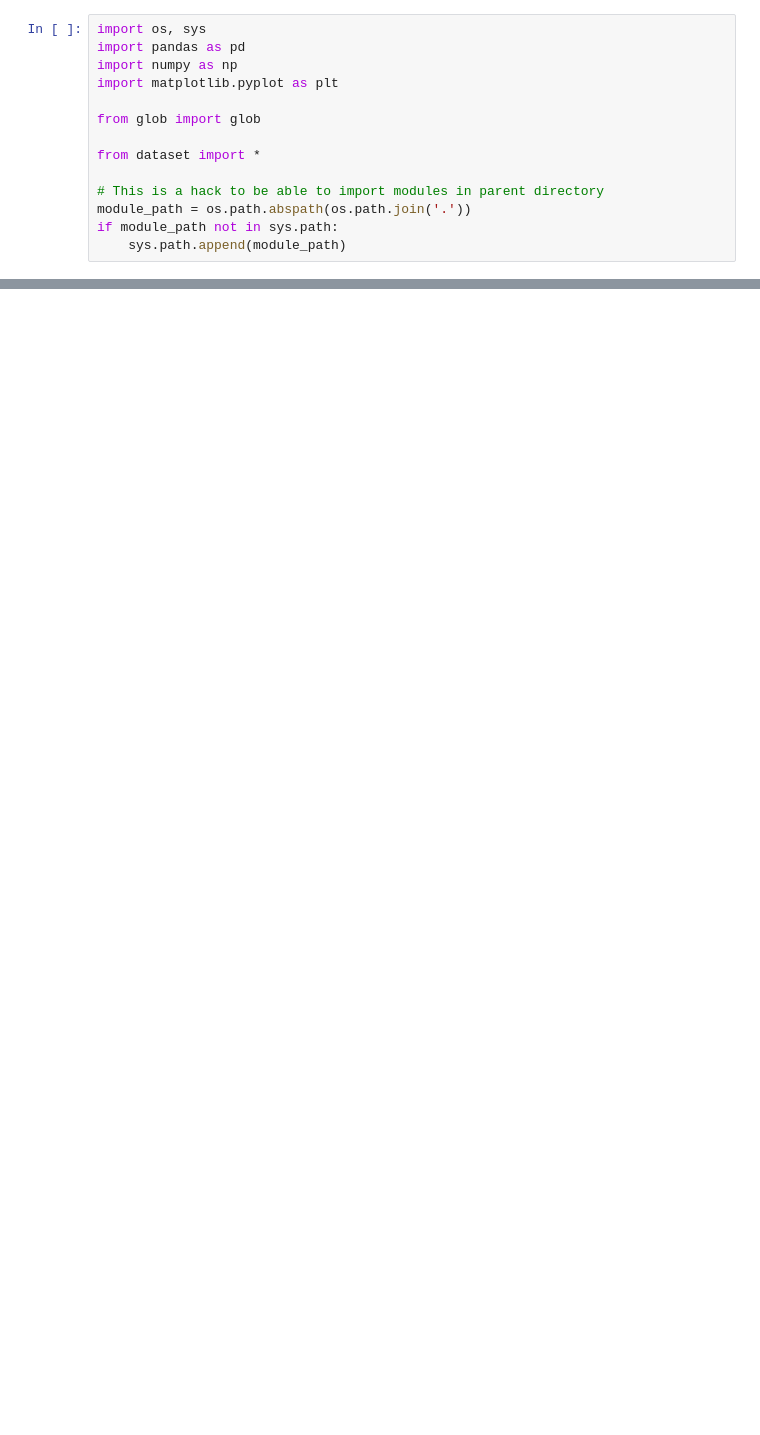
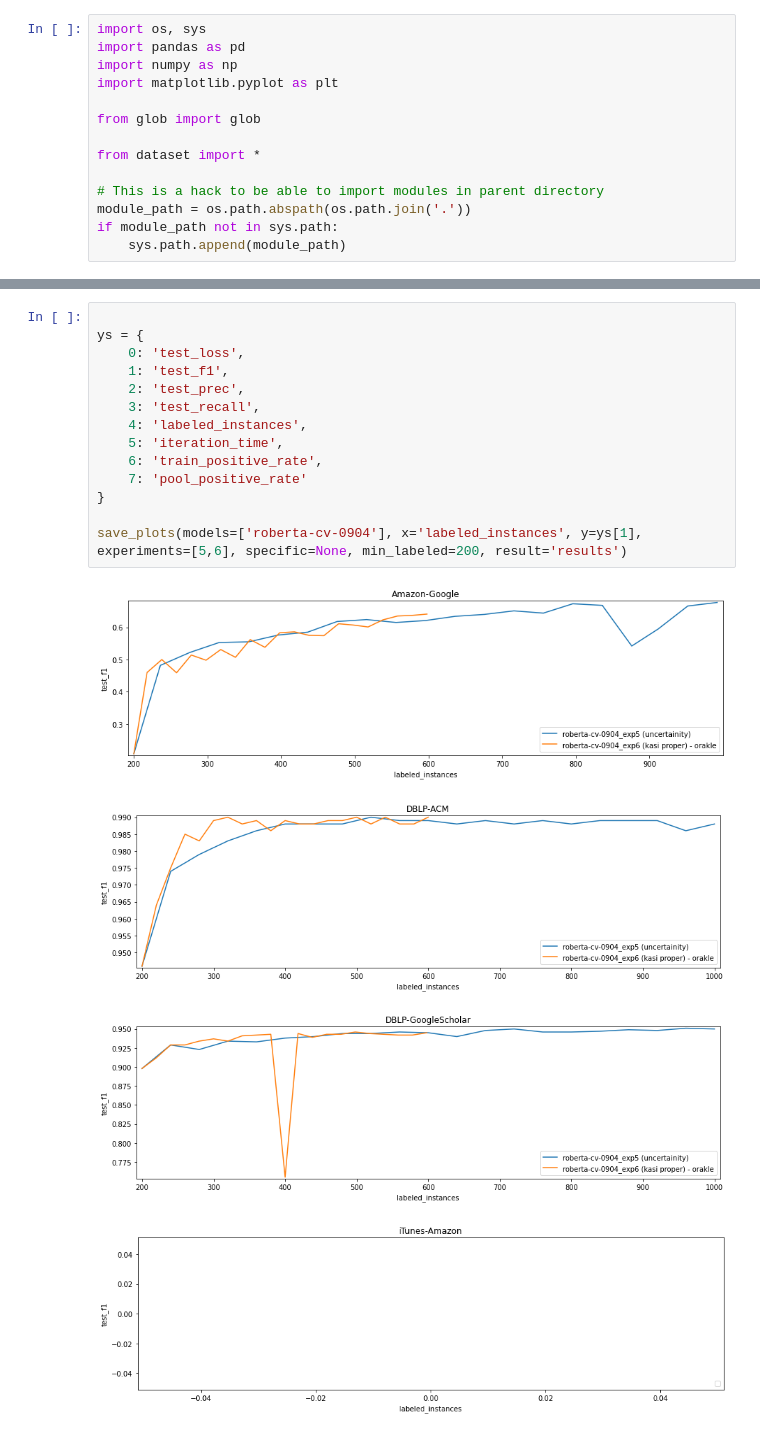
Before and after one commit to oyvindsam/transformer-results, a Jupyter notebook: graps.ipynb, the cells around one changed output, grey strips where cells are left out. Drawn from its saved outputs; the diff is of its cells as text; blank space fills up the shorter version.

```diff
--- a/graps.ipynb
+++ b/graps.ipynb
@@ -117,0 +130,19 @@ save_plots(models=['roberta-cv-0704'], x='labeled_instances', y='test_f1', exper
+# %%
+
+ys = {
+    0: 'test_loss',
+    1: 'test_f1',
+    2: 'test_prec',
+    3: 'test_recall',
+    4: 'labeled_instances',
+    5: 'iteration_time',
+    6: 'train_positive_rate',
+    7: 'pool_positive_rate'
+}
+
+save_plots(models=['roberta-cv-0904'], x='labeled_instances', y=ys[1], experiments=[5,6], specific=None, min_labeled=200, result='results')
+# %% [output]
+[figure, added]
+[figure, added]
+[figure, added]
+[figure, added]
```
Also changed, not shown: parts of 3 cells of this notebook, 36 other files.
